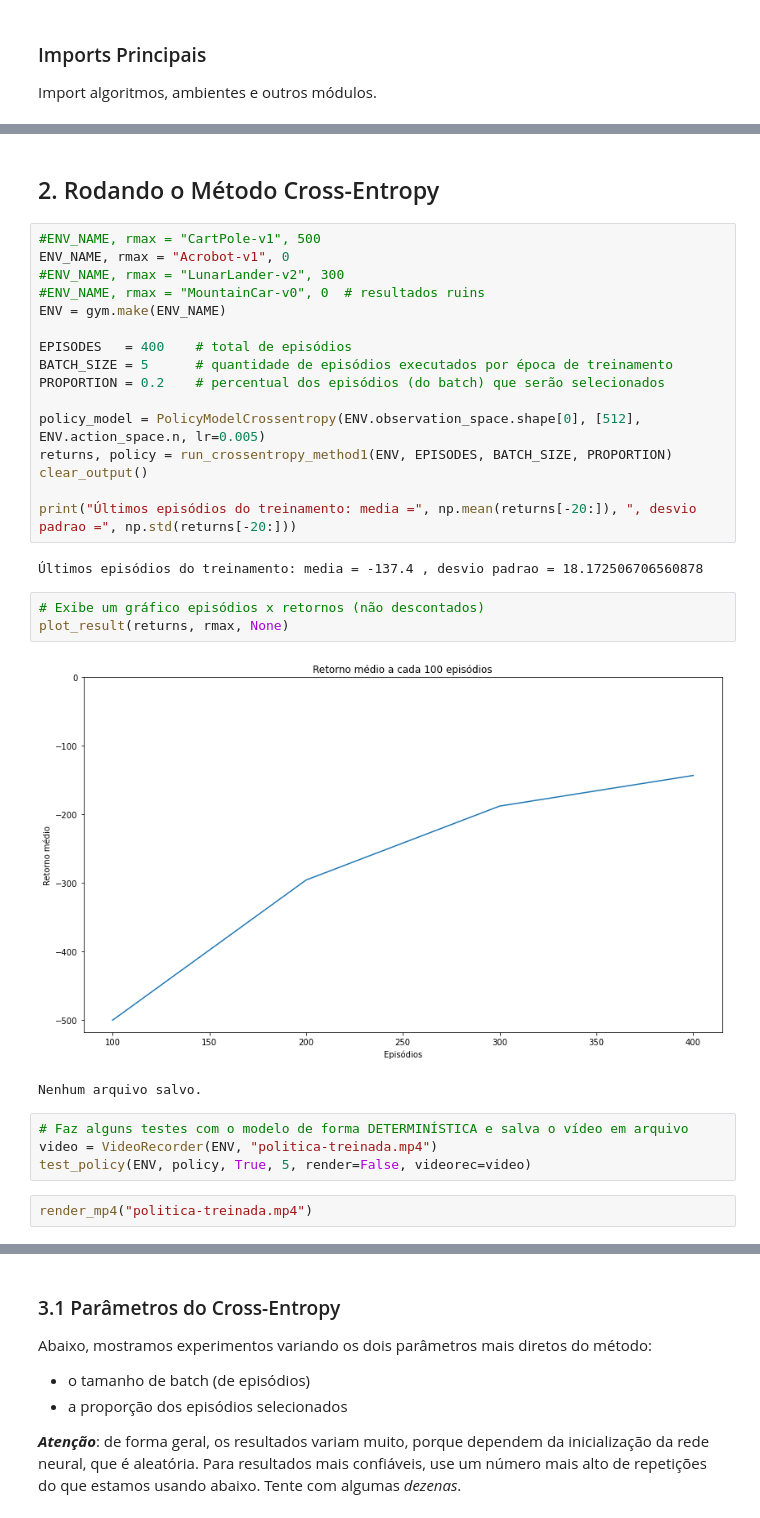
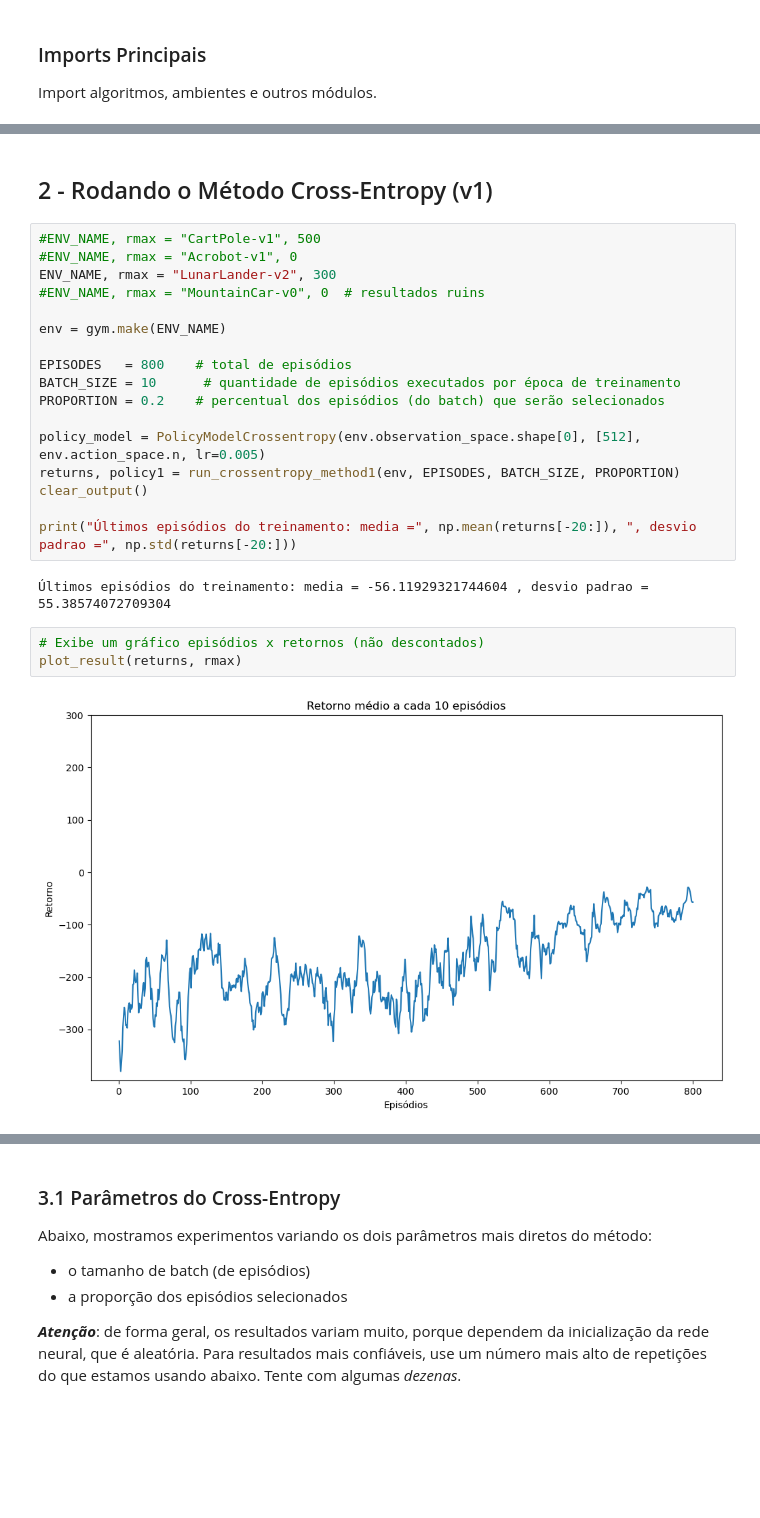
Before and after one commit to pablo-sampaio/rl_facil, a Jupyter notebook: capExtra/capX-crossentropy.ipynb, the cells around one changed output, grey strips where cells are left out. Cells and saved outputs as stored; diff of their text form; blank space fills up the shorter version.

```diff
--- a/capExtra/capX-crossentropy.ipynb
+++ b/capExtra/capX-crossentropy.ipynb
@@ -88,34 +50,28 @@ from util_plot import plot_result, plot_multiple_results
 from models_torch import test_policy
 from crossentropy_method_v1 import run_crossentropy_method1, PolicyModelCrossentropy
 # %% [markdown]
-## 2. Rodando o Método Cross-Entropy
+## 2 - Rodando o Método Cross-Entropy (v1)
 # %%
 #ENV_NAME, rmax = "CartPole-v1", 500
-ENV_NAME, rmax = "Acrobot-v1", 0
-#ENV_NAME, rmax = "LunarLander-v2", 300
+#ENV_NAME, rmax = "Acrobot-v1", 0
+ENV_NAME, rmax = "LunarLander-v2", 300
 #ENV_NAME, rmax = "MountainCar-v0", 0  # resultados ruins
-ENV = gym.make(ENV_NAME)
 
-EPISODES   = 400    # total de episódios
-BATCH_SIZE = 5      # quantidade de episódios executados por época de treinamento
+env = gym.make(ENV_NAME)
+
+EPISODES   = 800    # total de episódios
+BATCH_SIZE = 10      # quantidade de episódios executados por época de treinamento
 PROPORTION = 0.2    # percentual dos episódios (do batch) que serão selecionados
 
-policy_model = PolicyModelCrossentropy(ENV.observation_space.shape[0], [512], ENV.action_space.n, lr=0.005)
-returns, policy = run_crossentropy_method1(ENV, EPISODES, BATCH_SIZE, PROPORTION)
+policy_model = PolicyModelCrossentropy(env.observation_space.shape[0], [512], env.action_space.n, lr=0.005)
+returns, policy1 = run_crossentropy_method1(env, EPISODES, BATCH_SIZE, PROPORTION)
 clear_output()
 
 print("Últimos episódios do treinamento: media =", np.mean(returns[-20:]), ", desvio padrao =", np.std(returns[-20:]))
 # %% [output]
-Últimos episódios do treinamento: media = -137.4 , desvio padrao = 18.172506706560878
+Últimos episódios do treinamento: media = -56.11929321744604 , desvio padrao = 55.38574072709304
 # %%
 # Exibe um gráfico episódios x retornos (não descontados)
-plot_result(returns, rmax, None)
+plot_result(returns, rmax)
 # %% [output]
-[figure, old version]
+[figure, new version]
-Nenhum arquivo salvo.
-# %%
-# Faz alguns testes com o modelo de forma DETERMINÍSTICA e salva o vídeo em arquivo
-video = VideoRecorder(ENV, "politica-treinada.mp4")
-test_policy(ENV, policy, True, 5, render=False, videorec=video)
-# %%
-render_mp4("politica-treinada.mp4")
```
Also changed, not shown: parts of 22 cells of this notebook, 9 other files.
